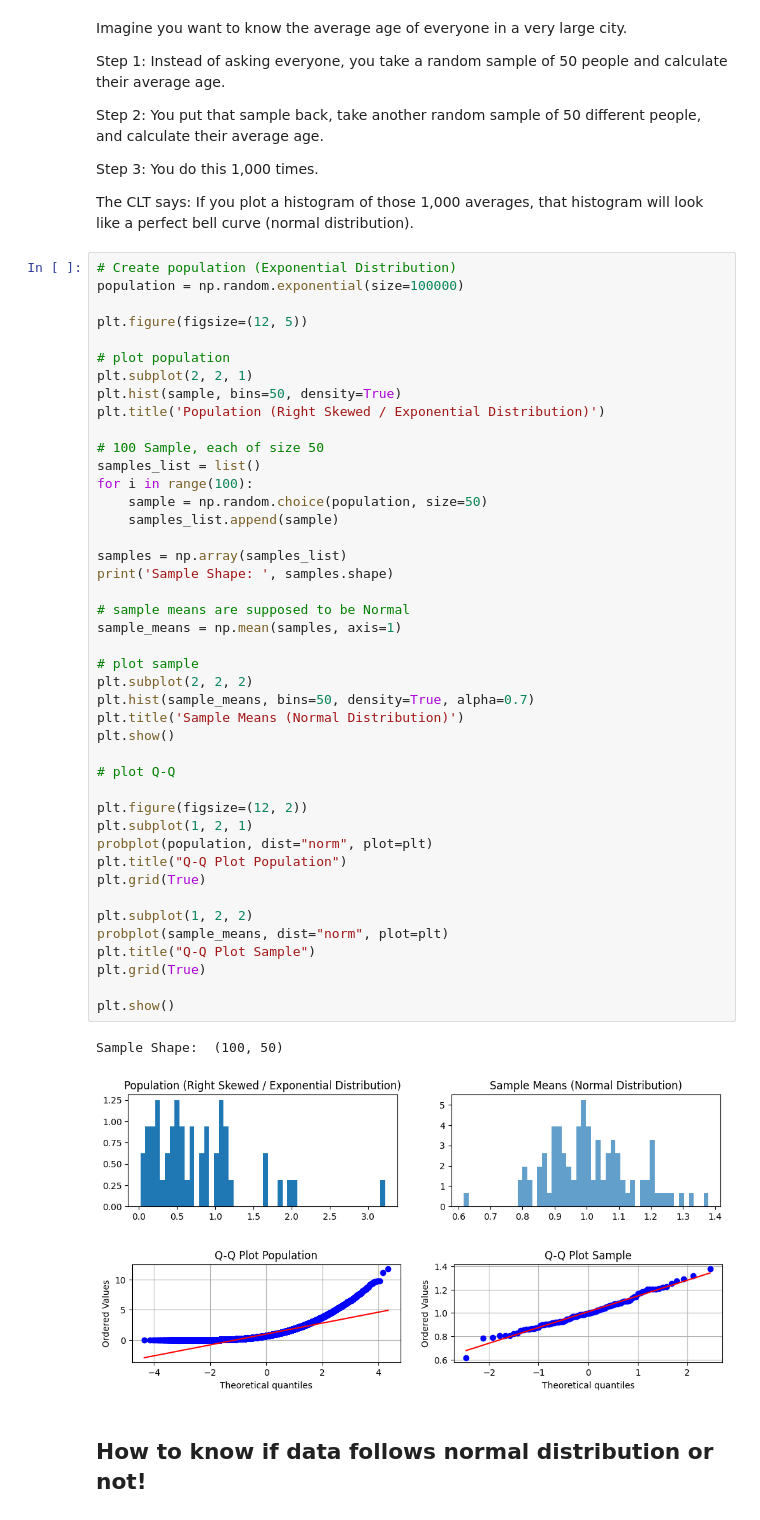
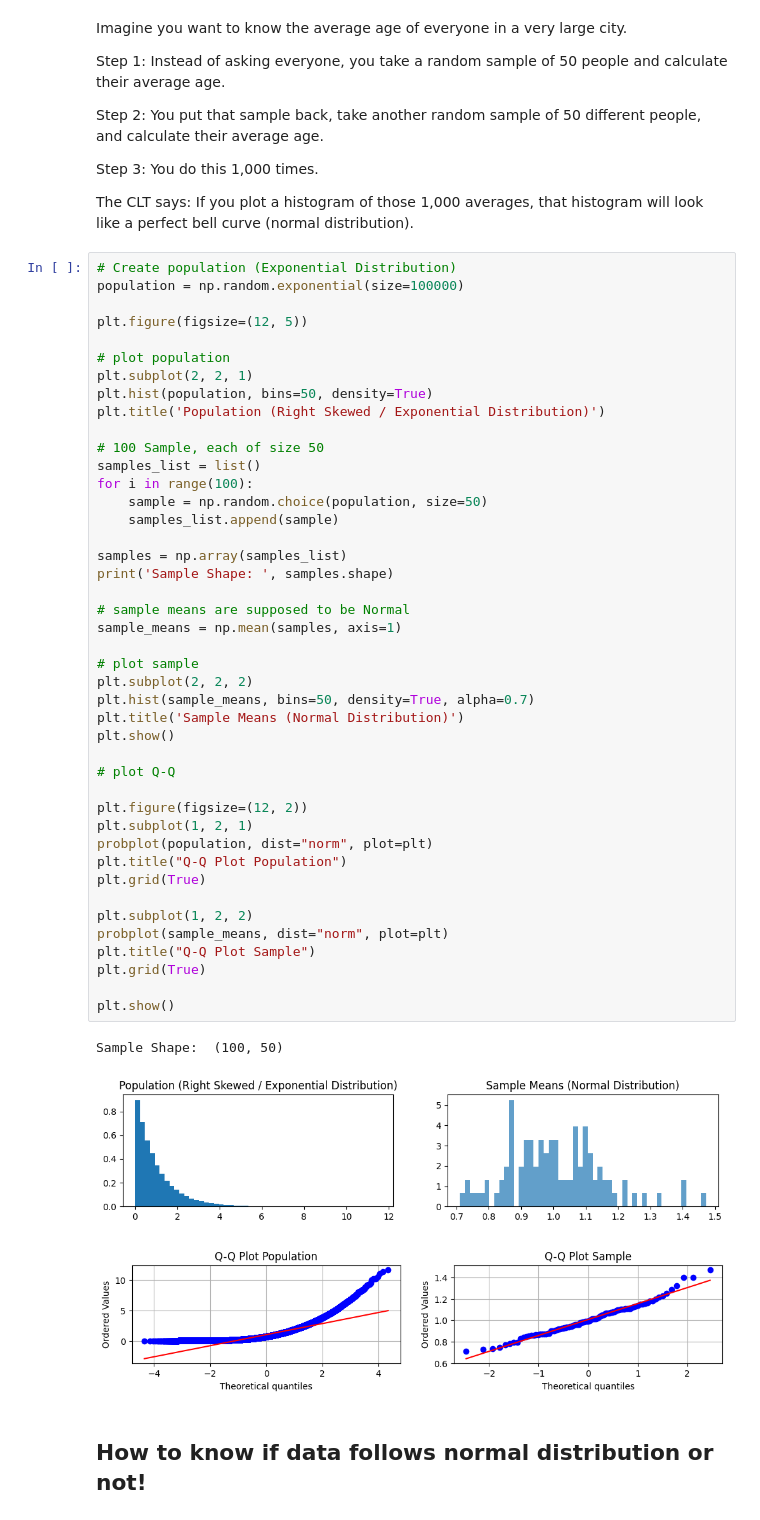
Before and after one commit to r-tavakoli/ai-ml-exercises, a Jupyter notebook: statistics/003_normal_distribution.ipynb, the cells around one changed output. Drawn from its saved outputs; the diff is of its cells as text.

```diff
--- a/statistics/003_normal_distribution.ipynb
+++ b/statistics/003_normal_distribution.ipynb
@@ -88,7 +88,7 @@ plt.figure(figsize=(12, 5))
 
 # plot population
 plt.subplot(2, 2, 1)
-plt.hist(sample, bins=50, density=True)
+plt.hist(population, bins=50, density=True)
 plt.title('Population (Right Skewed / Exponential Distribution)')
 
 # 100 Sample, each of size 50
@@ -98,35 +98,35 @@ for i in range(100):
     samples_list.append(sample)
 
 samples = np.array(samples_list)
 print('Sample Shape: ', samples.shape)
 
 # sample means are supposed to be Normal
 sample_means = np.mean(samples, axis=1)
 
 # plot sample
 plt.subplot(2, 2, 2)
 plt.hist(sample_means, bins=50, density=True, alpha=0.7)
 plt.title('Sample Means (Normal Distribution)')
 plt.show()
 
 # plot Q-Q
 
 plt.figure(figsize=(12, 2))
 plt.subplot(1, 2, 1)
 probplot(population, dist="norm", plot=plt)
 plt.title("Q-Q Plot Population")
 plt.grid(True)
 
 plt.subplot(1, 2, 2)
 probplot(sample_means, dist="norm", plot=plt)
 plt.title("Q-Q Plot Sample")
 plt.grid(True)
 
 plt.show()
 # %% [output]
 Sample Shape:  (100, 50)
-[figure, old version]
+[figure, new version]
-[figure, old version]
+[figure, new version]
 # %% [markdown]
 ## How to know if data follows normal distribution or not!
 # %% [markdown]
```
Also changed, not shown: parts of 5 cells of this notebook, 1 other file.
